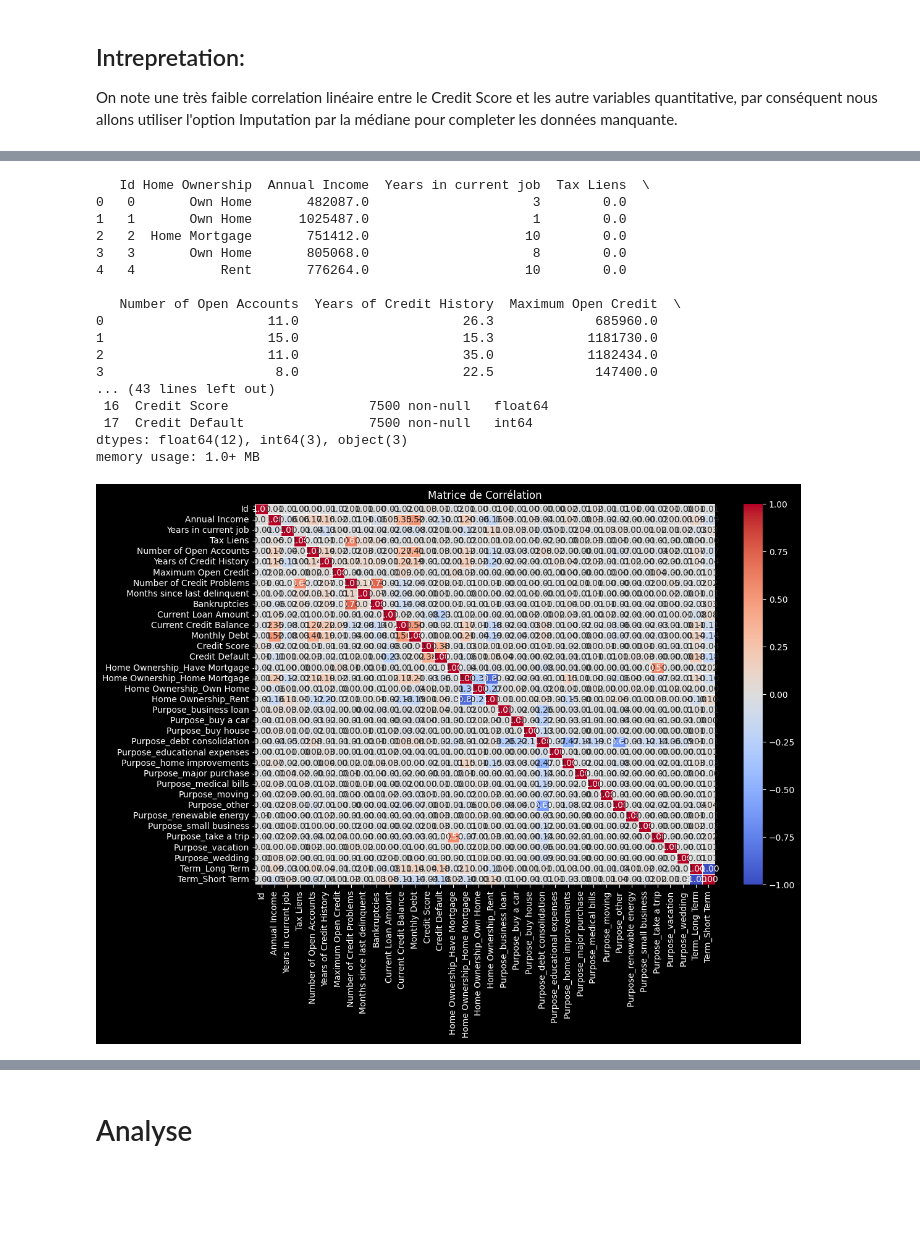
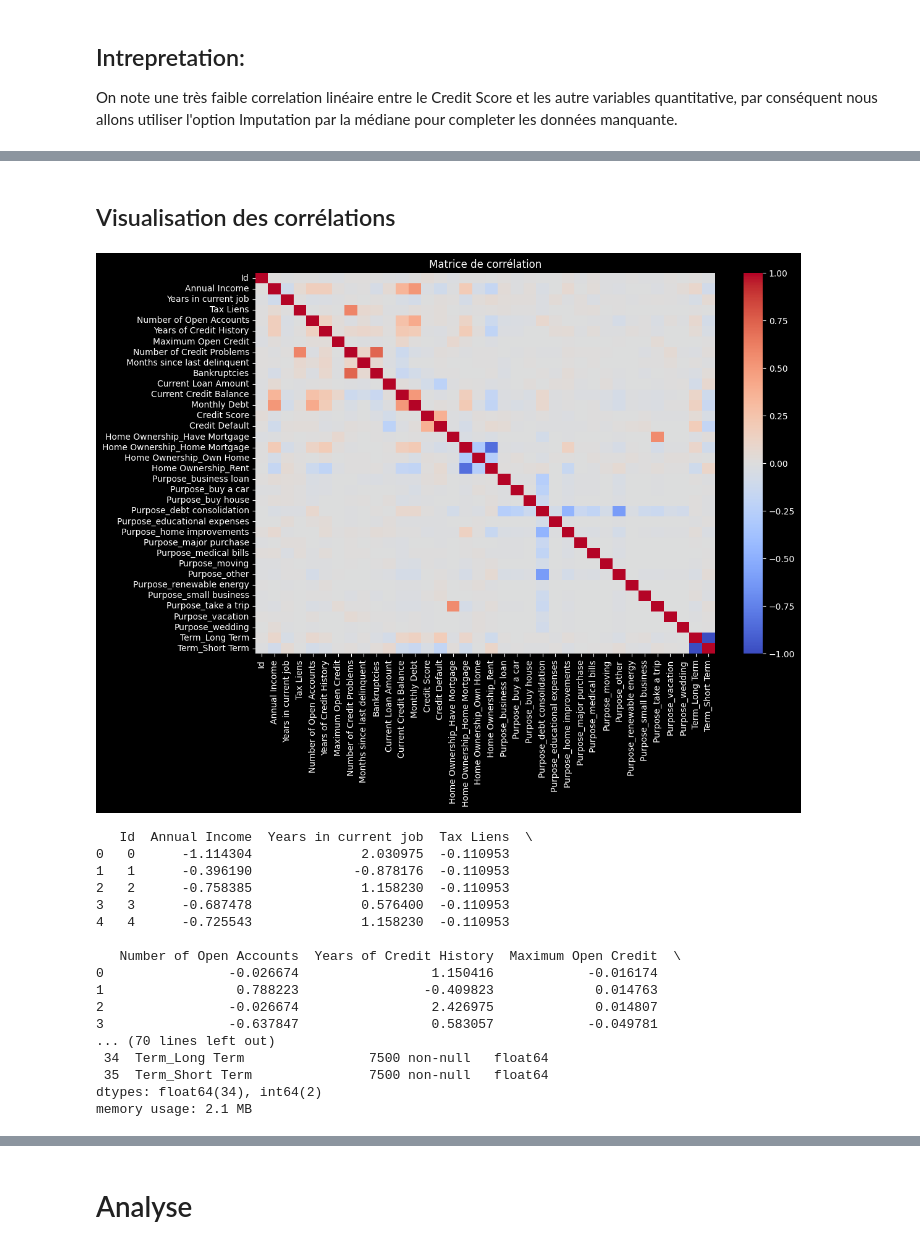
Before and after one commit to JeromeVitoff/Loan-Default-Prediction, a Jupyter notebook: Codes/Memoire.ipynb, the cells around one changed output, grey strips where cells are left out. Cells and saved outputs as stored; diff of their text form; code cells hidden in the pictures; blank space fills up the shorter version.

```diff
--- a/Codes/Memoire.ipynb
+++ b/Codes/Memoire.ipynb
@@ -9,6 +9,6 @@ import warnings
 warnings.filterwarnings('ignore')
 # %%
 import pandas as pd
-df = pd.read_csv('train.csv')
+df = pd.read_csv('../Bases/train.csv')
 
 print(df.head())
@@ -169,35 +278,34 @@ dtype: object
+# %% [markdown]
+## Visualisation des corrélations
+# %%
+import seaborn as sns
+import matplotlib.pyplot as plt
+
+plt.figure(figsize=(12, 8))
+sns.heatmap(correlation_matrix_encoded, annot=False, cmap='coolwarm', vmin=-1, vmax=1)
+plt.title('Matrice de corrélation')
+plt.show()
+# %% [output]
+[figure, added]
 # %%
-print(df.head())
-df.info()
+print(df_encoded.head())
+df_encoded.info()
 # %% [output]
-   Id Home Ownership  Annual Income  Years in current job  Tax Liens  \
-0   0       Own Home       482087.0                     3        0.0
-1   1       Own Home      1025487.0                     1        0.0
-2   2  Home Mortgage       751412.0                    10        0.0
-3   3       Own Home       805068.0                     8        0.0
-4   4           Rent       776264.0                    10        0.0
+   Id  Annual Income  Years in current job  Tax Liens  \
+0   0      -1.114304              2.030975  -0.110953
+1   1      -0.396190             -0.878176  -0.110953
+2   2      -0.758385              1.158230  -0.110953
+3   3      -0.687478              0.576400  -0.110953
+4   4      -0.725543              1.158230  -0.110953
 
    Number of Open Accounts  Years of Credit History  Maximum Open Credit  \
-0                     11.0                     26.3             685960.0
-1                     15.0                     15.3            1181730.0
-2                     11.0                     35.0            1182434.0
-3                      8.0                     22.5             147400.0
-... (43 lines left out)
- 16  Credit Score                  7500 non-null   float64
- 17  Credit Default                7500 non-null   int64
-dtypes: float64(12), int64(3), object(3)
-memory usage: 1.0+ MB
+0                -0.026674                 1.150416            -0.016174
+1                 0.788223                -0.409823             0.014763
+2                -0.026674                 2.426975             0.014807
+3                -0.637847                 0.583057            -0.049781
+... (70 lines left out)
+ 34  Term_Long Term                7500 non-null   float64
+ 35  Term_Short Term               7500 non-null   float64
+dtypes: float64(34), int64(2)
+memory usage: 2.1 MB
-# %%
-import seaborn as sns
-import matplotlib.pyplot as plt
-
-# Générer une heatmap de la matrice de corrélation
-plt.figure(figsize=(12, 8))  # Taille de l'image
-sns.heatmap(correlation_matrix_encoded, annot=True, cmap='coolwarm', fmt='.2f', linewidths=0.5)
-
-# Afficher la matrice de corrélation
-plt.title("Matrice de Corrélation")
-plt.show()
-# %% [output]
-[figure, removed]
 # %%
```
Also changed, not shown: parts of 90 cells of this notebook, 5 other files.
